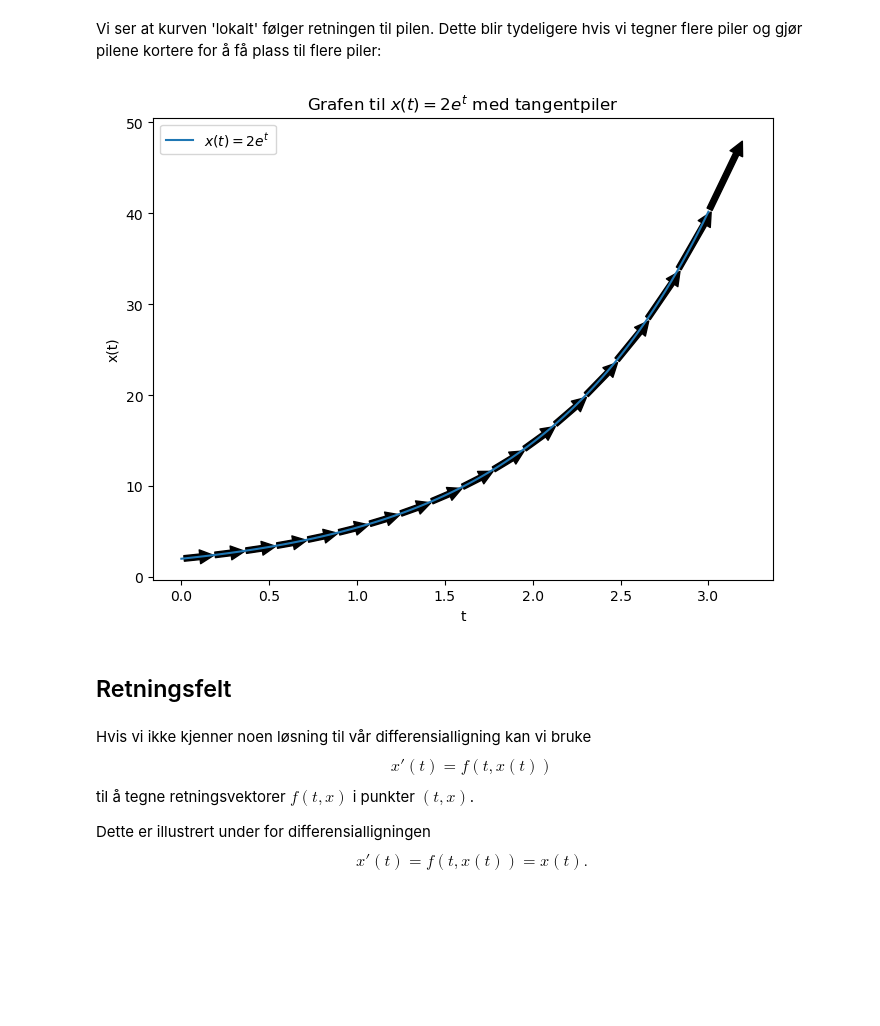
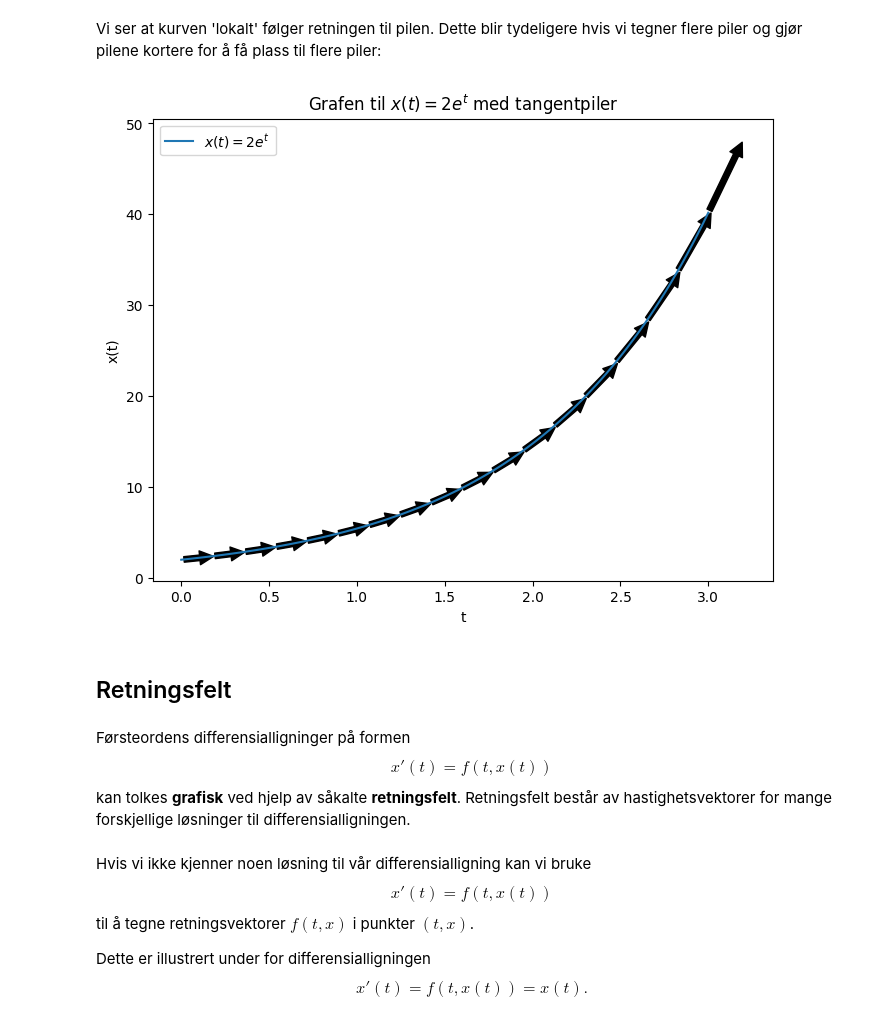
Before and after one commit to mbr085/V26MAT102, a Jupyter notebook: notebooks/uke6/Differensialligninger.ipynb, the cells around one changed output. Cells and saved outputs as stored; diff of their text form; code cells hidden in the pictures; blank space fills up the shorter version.

```diff
--- a/notebooks/uke6/Differensialligninger.ipynb
+++ b/notebooks/uke6/Differensialligninger.ipynb
@@ -239,7 +237,7 @@ ax.set_title('Grafen til $x(t)$ og pil fra $(2, 2e^2)$ til $(3, 4e^2)$');
 # %% [markdown]
 Vi ser at kurven 'lokalt' følger retningen til pilen. Dette blir tydeligere hvis vi tegner flere piler og gjør pilene kortere for å få plass til flere piler:
 # %%
-# @title Plotting av graf med pil
+# @title Plotting av graf med mange piler
 # import matplotlib.pyplot as plt
 import matplotlib.patches as patches
 # import numpy as np
@@ -312,38 +310,42 @@ arrow = patches.FancyArrowPatch((pil_t_start, pil_x_start), (pil_t_end, pil_x_en
 
 
 # Lag t-verdier for pilene
 t_piler = np.linspace(0, 3, 18)  # 16 piler jevnt fordelt
 
 # Plot grafen
-plt.plot(t, x_2(t), label='$x(t) = 2e^t$')
+plt.plot(t, x(t), label='$x(t) = 2e^t$')
 
 # Pilfaktor
 a = 0.2  # Juster pilens vannrette lengde her
 
 # Tegn piler
 for t_start in t_piler:
-    x_start = x_2(t_start)
+    x_start = x(t_start)
     t_end = t_start + a
     x_end = x_start + f(t_start, x_start) * a
 
     arrow = patches.FancyArrowPatch((t_start, x_start), (t_end, x_end),
                                      mutation_scale=20,  # Juster pilhodestørrelse
                                      #arrowstyle="->",
                                      color="k")
     plt.gca().add_patch(arrow)
 
 # Sett akser, tittel og legend
 plt.xlabel('t')
 plt.ylabel('x(t)')
 plt.title('Grafen til $x(t) = 2e^t$ med tangentpiler')
 plt.legend()
 
 # Vis plottet
 plt.show()
 # %% [output]
-[figure, old version]
+[figure, new version]
 # %% [markdown]
 ## Retningsfelt
+# %% [markdown]
+Førsteordens differensialligninger på formen
+$$x'(t) = f(t,x(t))$$
+kan tolkes **grafisk** ved hjelp av såkalte **retningsfelt**. Retningsfelt består av hastighetsvektorer for mange forskjellige løsninger til differensialligningen.
 # %% [markdown]
 Hvis vi ikke kjenner noen løsning til vår differensialligning kan vi bruke
 $$x'(t) = f(t, x(t))$$
```
Also changed, not shown: parts of 7 cells of this notebook.
